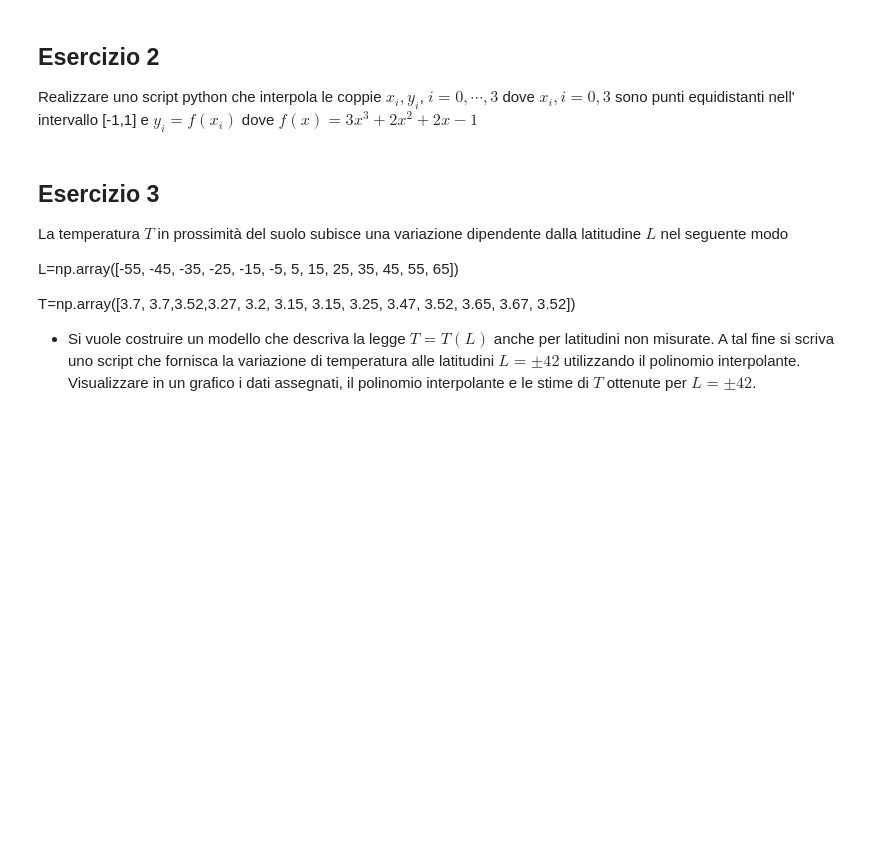
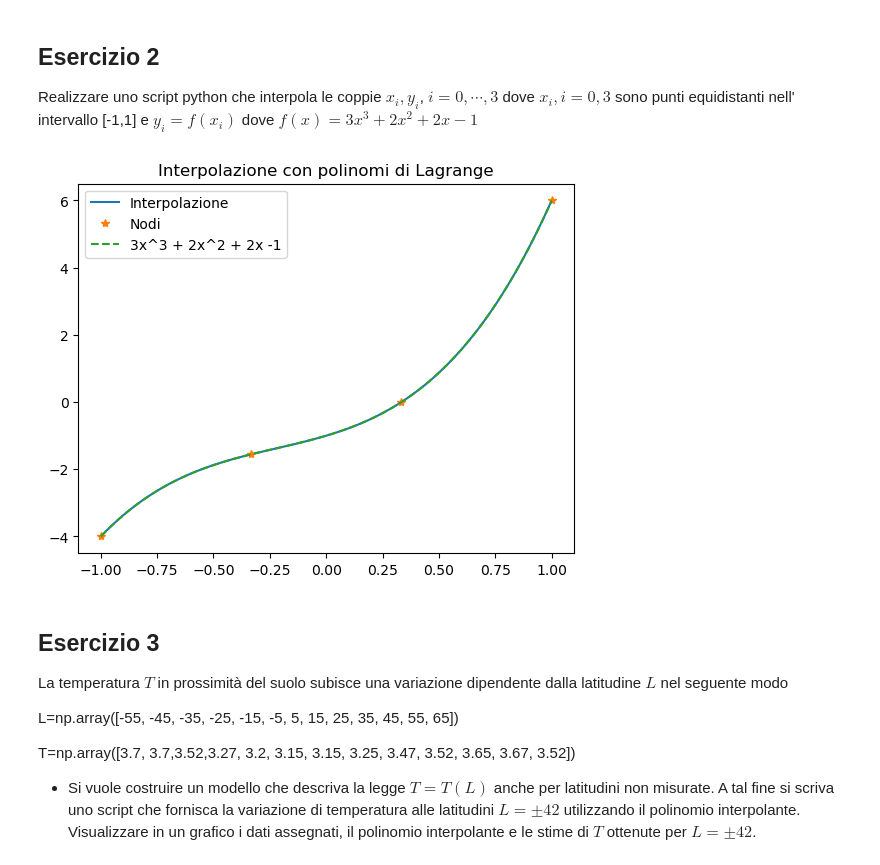
Before and after one commit to FabioFattori/eserciziMetodiNumerici, a Jupyter notebook: esercizi10/ESercitazione_10.ipynb, the cells around one changed output. Saved outputs shown, nothing was run; the diff lists cells and outputs as text; code cells hidden in the pictures; blank space fills up the shorter version.

```diff
--- a/esercizi10/ESercitazione_10.ipynb
+++ b/esercizi10/ESercitazione_10.ipynb
@@ -327,6 +395,25 @@ alle funzioni assegnate.
 ## Esercizio 2
 Realizzare uno script python che interpola le coppie $x_i,y_i$, $i=0,\cdots,3$
 dove $x_i,i=0,3$ sono punti equidistanti nell' intervallo [-1,1] e $y_i=f(x_i)$ dove $f(x)=3x^3+2x^2+2x-1$
+# %%
+i = np.arange(0,4,1)
+x = np.linspace(-1,1,len(i))
+y = lambda x: 3*x**3 + 2*x**2 + 2*x -1
+xx = np.linspace(-1,1,100)
+
+yy = InterpL(x,y(x),xx)
+plt.plot(xx,yy)
+plt.plot(x,y(x),'*')
+plt.plot(xx,y(xx),"--")
+plt.legend(['Interpolazione','Nodi','3x^3 + 2x^2 + 2x -1'])
+plt.title('Interpolazione con polinomi di Lagrange')
+plt.show()
+#Poichè i nodi  (xi.yi) sono ottenuti valutando una funzione che è un polinomio di grado 3
+# (che ha quindi derivata quarta nulle) nei punti xi,i=0,3, è nullo l'errore che si commette quando
+#alla funzione che ha generato i dati si sostituisce il polinomio interpolatore di grado 3
+#Vedi formula dell'errore dell'interpolazione polinomiale nelle dispense teoriche
+# %% [output]
+[figure, added]
 # %% [markdown]
 ## Esercizio 3
 
```
Also changed, not shown: parts of 12 cells of this notebook, 2 other files.
